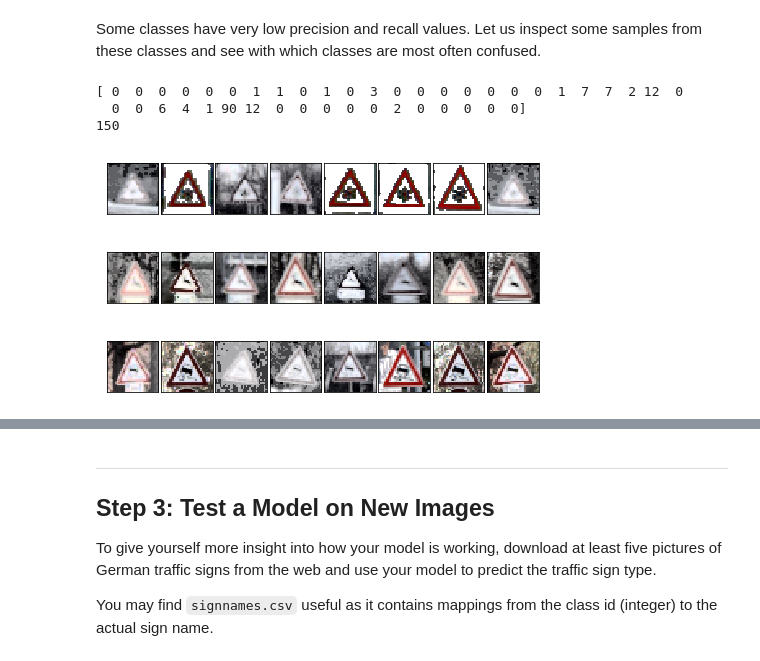
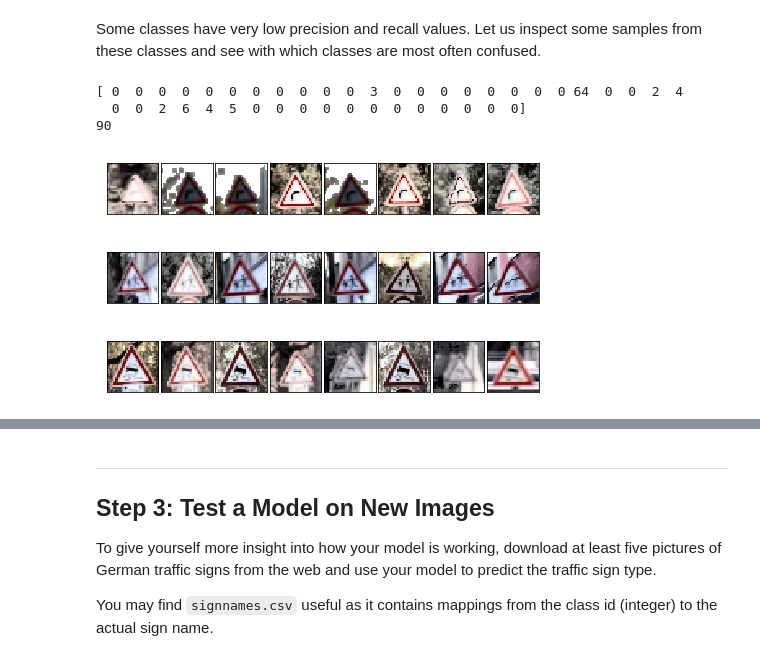
Before and after one commit to farhanhubble/traffic-signs-recognizer, a Jupyter notebook: Traffic_Sign_Classifier.ipynb, the cells around one changed output, grey strips where cells are left out. Drawn from its saved outputs; the diff is of its cells as text; code cells hidden in the pictures.

```diff
--- a/Traffic_Sign_Classifier.ipynb
+++ b/Traffic_Sign_Classifier.ipynb
@@ -633,17 +634,17 @@ plt.show()
 # %% [markdown]
 Some classes have very low precision and recall values. Let us inspect some samples from these classes and see with which classes are most often confused.
 # %%
-print(metrics['confmat'][30,:])
-print(np.sum(y_test==30))
-plot_random_samples(X_test[y_test==30],8)
-plot_random_samples(X_test[y_test==31],8)
+print(metrics['confmat'][20,:])
+print(np.sum(y_test==20))
+plot_random_samples(X_test[y_test==20],8)
+plot_random_samples(X_test[y_test==28],8)
 plot_random_samples(X_test[y_test==23],8)
 # %% [output]
-[ 0  0  0  0  0  0  1  1  0  1  0  3  0  0  0  0  0  0  0  1  7  7  2 12  0
-  0  0  6  4  1 90 12  0  0  0  0  0  2  0  0  0  0  0]
-150
+[ 0  0  0  0  0  0  0  0  0  0  0  3  0  0  0  0  0  0  0  0 64  0  0  2  4
+  0  0  2  6  4  5  0  0  0  0  0  0  0  0  0  0  0  0]
+90
-[figure, old version]
+[figure, new version]
-[figure, old version]
+[figure, new version]
-[figure, old version]
+[figure, new version]
 # %%
 plt.imshow(metrics['confmat'],cmap=plt.cm.Blues)
```
Also changed, not shown: parts of 7 cells of this notebook, 3 other files.
